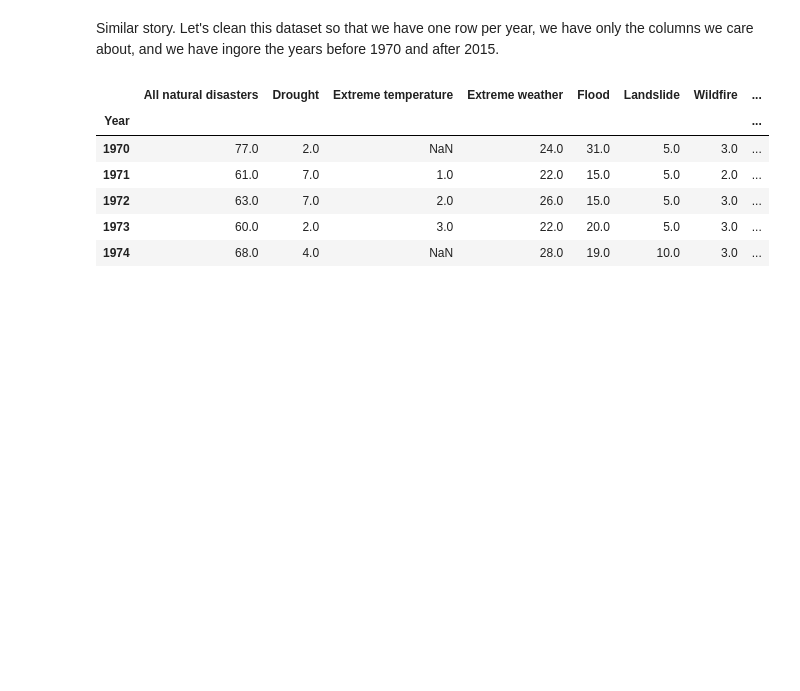
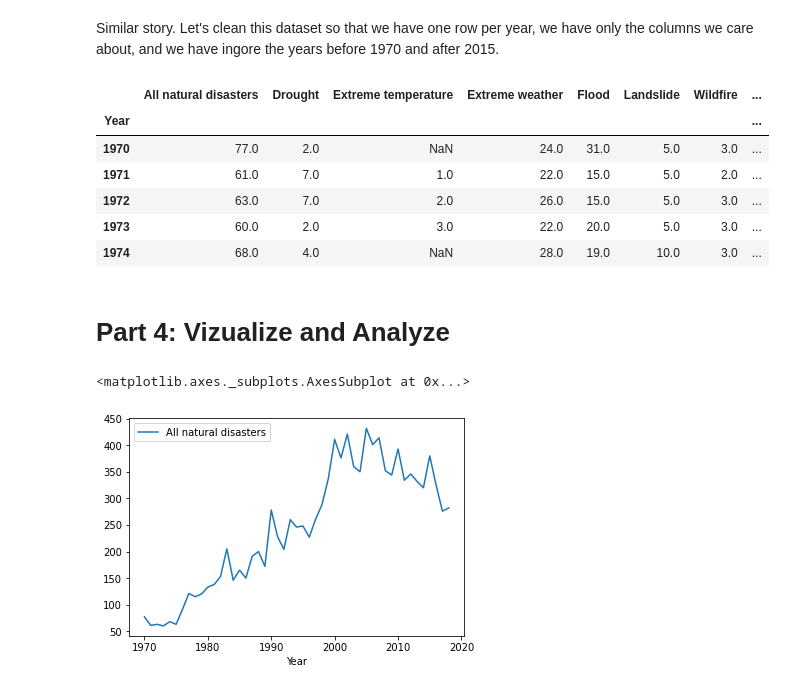
Before and after one commit to Johnsoneer/Climate-Change-Natural-Disasters, a Jupyter notebook: Climate_Change_and_Economic_Impact.ipynb, the cells around one changed output. Drawn from its saved outputs; the diff is of its cells as text; code cells hidden in the pictures; blank space fills up the shorter version.

```diff
--- a/Climate_Change_and_Economic_Impact.ipynb
+++ b/Climate_Change_and_Economic_Impact.ipynb
@@ -74,3 +94,13 @@ obj.df.head()
 | 1972 | 63.0 | 7.0 | 2.0 | 26.0 | 15.0 | 5.0 | 3.0 | ... |
 | 1973 | 60.0 | 2.0 | 3.0 | 22.0 | 20.0 | 5.0 | 3.0 | ... |
 | 1974 | 68.0 | 4.0 | NaN | 28.0 | 19.0 | 10.0 | 3.0 | ... |
+# %% [markdown]
+# Part 4: Vizualize and Analyze
+# %%
+#time series of all weather
+obj.df = obj.df.reset_index()
+allDisasters = obj.df.plot(x="Year", y="All natural disasters")
+allDisasters
+# %% [output]
+<matplotlib.axes._subplots.AxesSubplot at 0x...>
+[figure, added]
```
Also changed, not shown: parts of 22 cells of this notebook.
